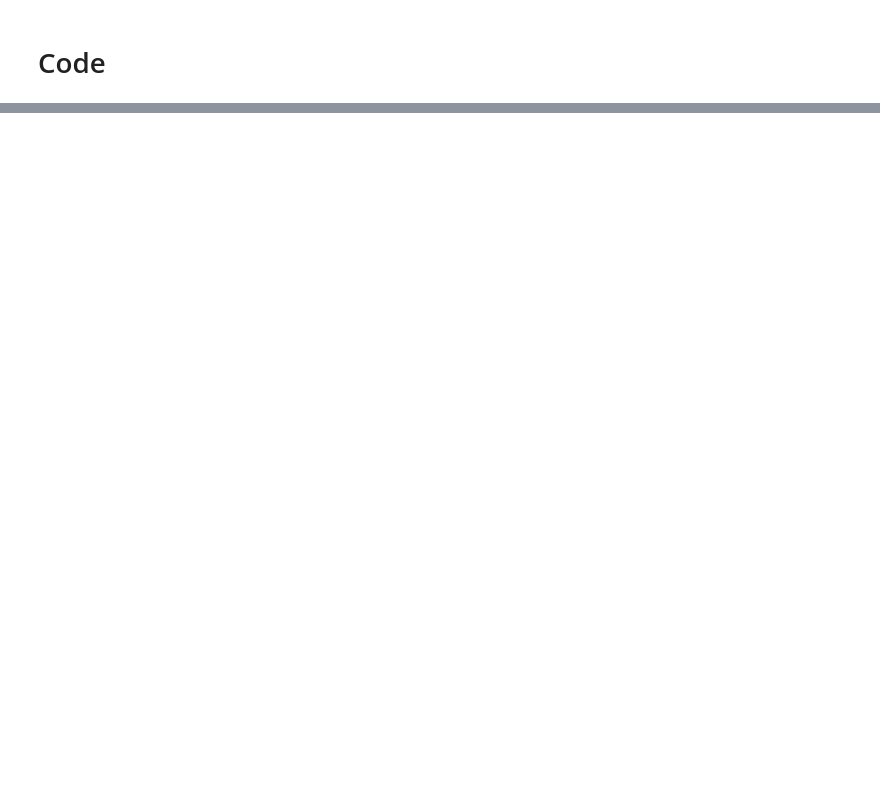
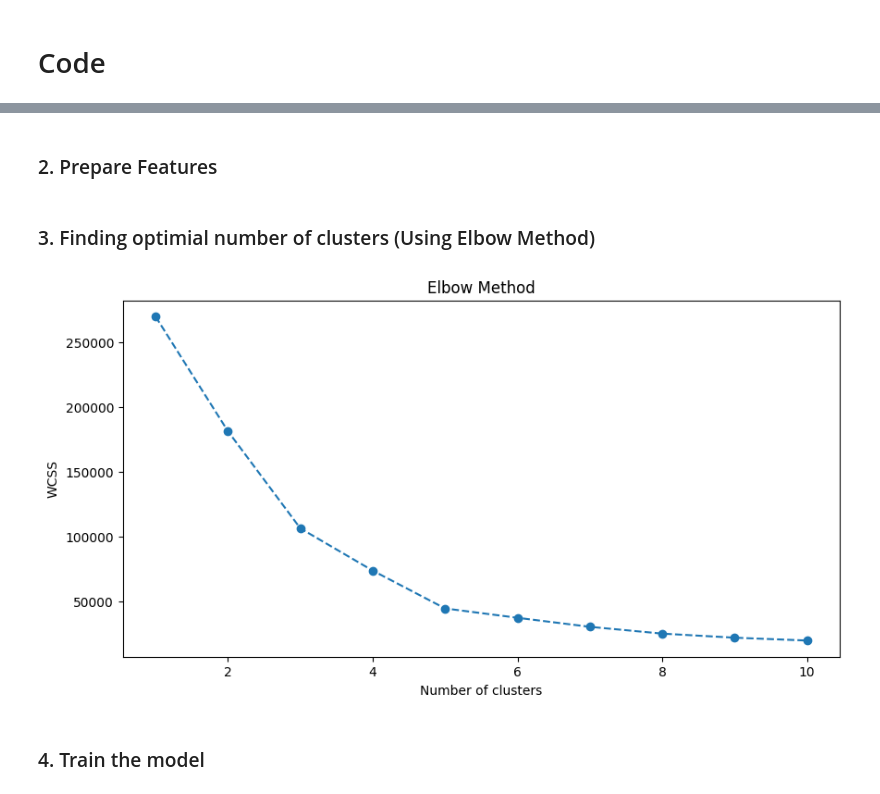
Before and after one commit to syedfaiqueali/CT-562-Machine-Learning, a Jupyter notebook: week-3-kmeans-clustering.ipynb, the cells around one changed output, grey strips where cells are left out. Drawn from its saved outputs; the diff is of its cells as text; code cells hidden in the pictures; blank space fills up the shorter version.

Commit message:
Kaggle Notebook | Week 3 - KMeans Clustering | Version 2

```diff
--- a/week-3-kmeans-clustering.ipynb
+++ b/week-3-kmeans-clustering.ipynb
@@ -29,0 +50,3 @@ DATASET_PATH = '/kaggle/input/customer-segmentation-tutorial-in-python/Mall_Cust
+# %%
+df = pd.read_csv(DATASET_PATH)
+df.head()
@@ -29,0 +75,24 @@ DATASET_PATH = '/kaggle/input/customer-segmentation-tutorial-in-python/Mall_Cust
+# %% [markdown]
+### 2. Prepare Features
+# %%
+X = df.iloc[:, [3, 4]].values  # Selecting 'Annual Income' and 'Spending Score' columns
+# %% [markdown]
+### 3. Finding optimial number of clusters (Using Elbow Method)
+# %%
+wcss = []
+for i in range(1, 11):
+    kmeans = KMeans(n_clusters=i, init='k-means++', random_state=42)
+    kmeans.fit(X)
+    wcss.append(kmeans.inertia_)
+# %%
+# Plotting the Elbow method
+plt.figure(figsize=(10,5))
+plt.plot(range(1, 11), wcss, marker='o', linestyle='--')
+plt.title('Elbow Method')
+plt.xlabel('Number of clusters')
+plt.ylabel('WCSS')  # Within Cluster Sum of Squares
+plt.show()
+# %% [output]
+[figure, added]
+# %% [markdown]
+### 4. Train the model
```
Also changed, not shown: parts of 10 cells of this notebook.
